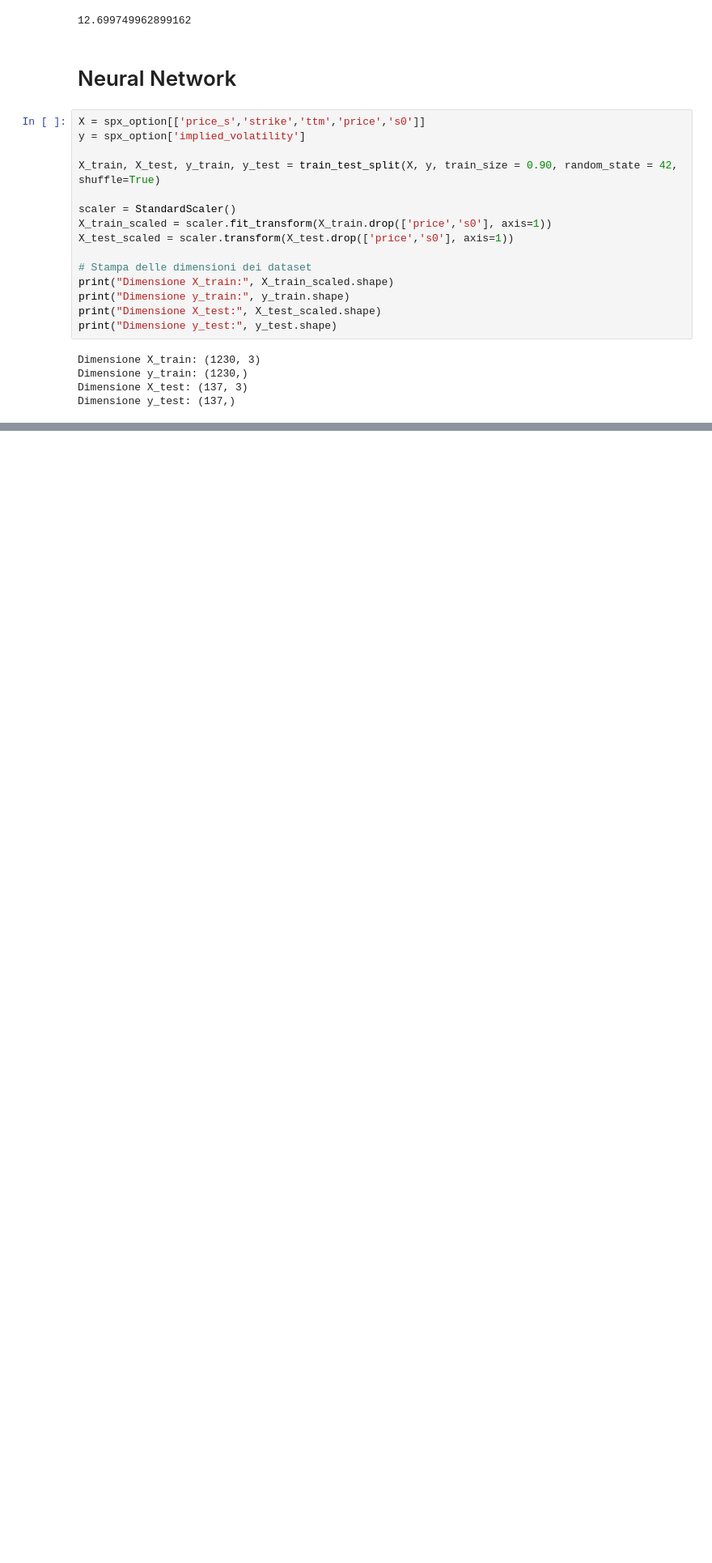
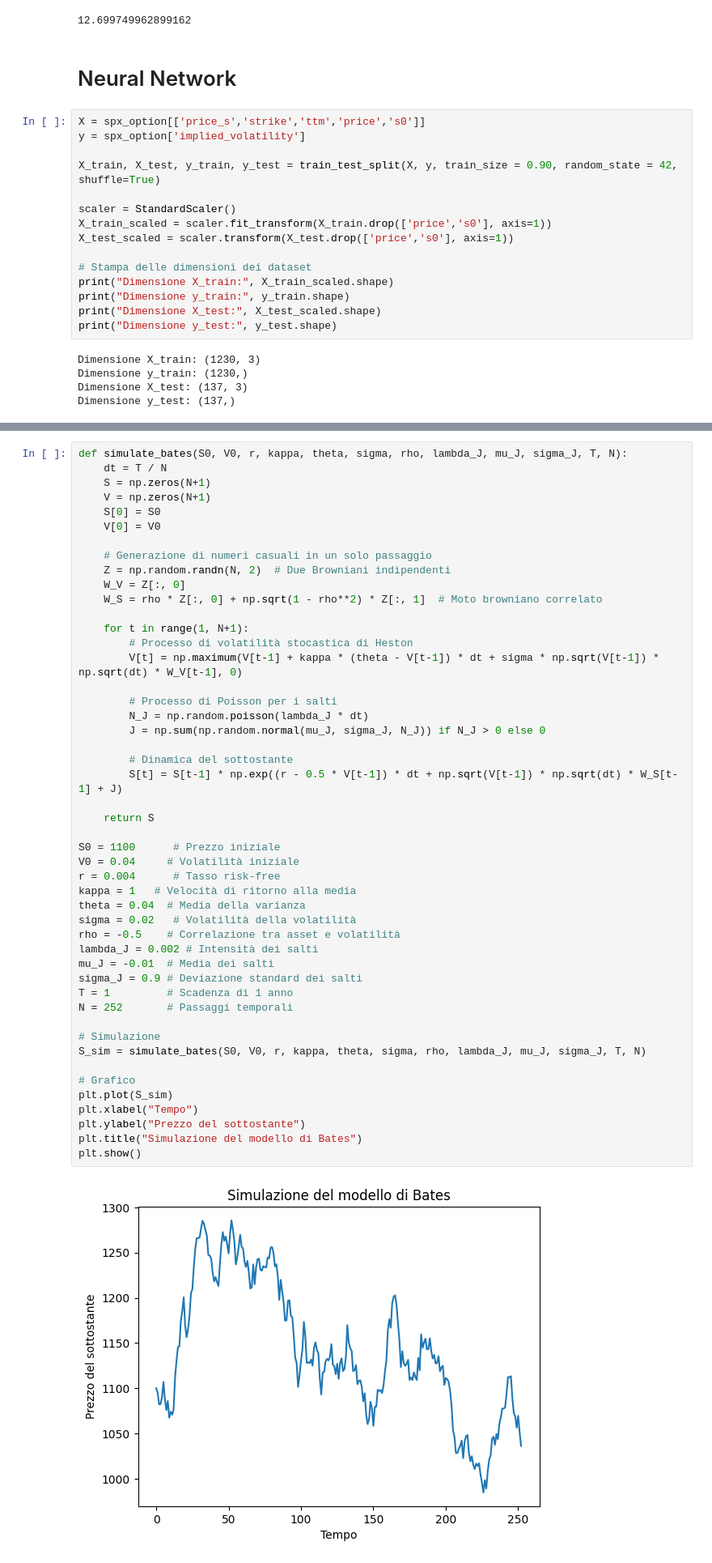
Before and after one commit to filippovicentini/TdLM, a Jupyter notebook: test_su_dati_reali.ipynb, the cells around one changed output, grey strips where cells are left out. Shown: that part at 81% size. Cells and saved outputs as stored; diff of their text form; blank space fills up the shorter version.

```diff
--- a/test_su_dati_reali.ipynb
+++ b/test_su_dati_reali.ipynb
@@ -337,0 +341,50 @@ ciao
+# %%
+def simulate_bates(S0, V0, r, kappa, theta, sigma, rho, lambda_J, mu_J, sigma_J, T, N):
+    dt = T / N
+    S = np.zeros(N+1)
+    V = np.zeros(N+1)
+    S[0] = S0
+    V[0] = V0
+
+    # Generazione di numeri casuali in un solo passaggio
+    Z = np.random.randn(N, 2)  # Due Browniani indipendenti
+    W_V = Z[:, 0]
+    W_S = rho * Z[:, 0] + np.sqrt(1 - rho**2) * Z[:, 1]  # Moto browniano correlato
+
+    for t in range(1, N+1):
+        # Processo di volatilità stocastica di Heston
+        V[t] = np.maximum(V[t-1] + kappa * (theta - V[t-1]) * dt + sigma * np.sqrt(V[t-1]) * np.sqrt(dt) * W_V[t-1], 0)
+
+        # Processo di Poisson per i salti
+        N_J = np.random.poisson(lambda_J * dt)
+        J = np.sum(np.random.normal(mu_J, sigma_J, N_J)) if N_J > 0 else 0
+
+        # Dinamica del sottostante
+        S[t] = S[t-1] * np.exp((r - 0.5 * V[t-1]) * dt + np.sqrt(V[t-1]) * np.sqrt(dt) * W_S[t-1] + J)
+
+    return S
+
+S0 = 1100      # Prezzo iniziale
+V0 = 0.04     # Volatilità iniziale
+r = 0.004      # Tasso risk-free
+kappa = 1   # Velocità di ritorno alla media
+theta = 0.04  # Media della varianza
+sigma = 0.02   # Volatilità della volatilità
+rho = -0.5    # Correlazione tra asset e volatilità
+lambda_J = 0.002 # Intensità dei salti
+mu_J = -0.01  # Media dei salti
+sigma_J = 0.9 # Deviazione standard dei salti
+T = 1         # Scadenza di 1 anno
+N = 252       # Passaggi temporali
+
+# Simulazione
+S_sim = simulate_bates(S0, V0, r, kappa, theta, sigma, rho, lambda_J, mu_J, sigma_J, T, N)
+
+# Grafico
+plt.plot(S_sim)
+plt.xlabel("Tempo")
+plt.ylabel("Prezzo del sottostante")
+plt.title("Simulazione del modello di Bates")
+plt.show()
+# %% [output]
+[figure, added]
```
Also changed, not shown: parts of 9 cells of this notebook.
